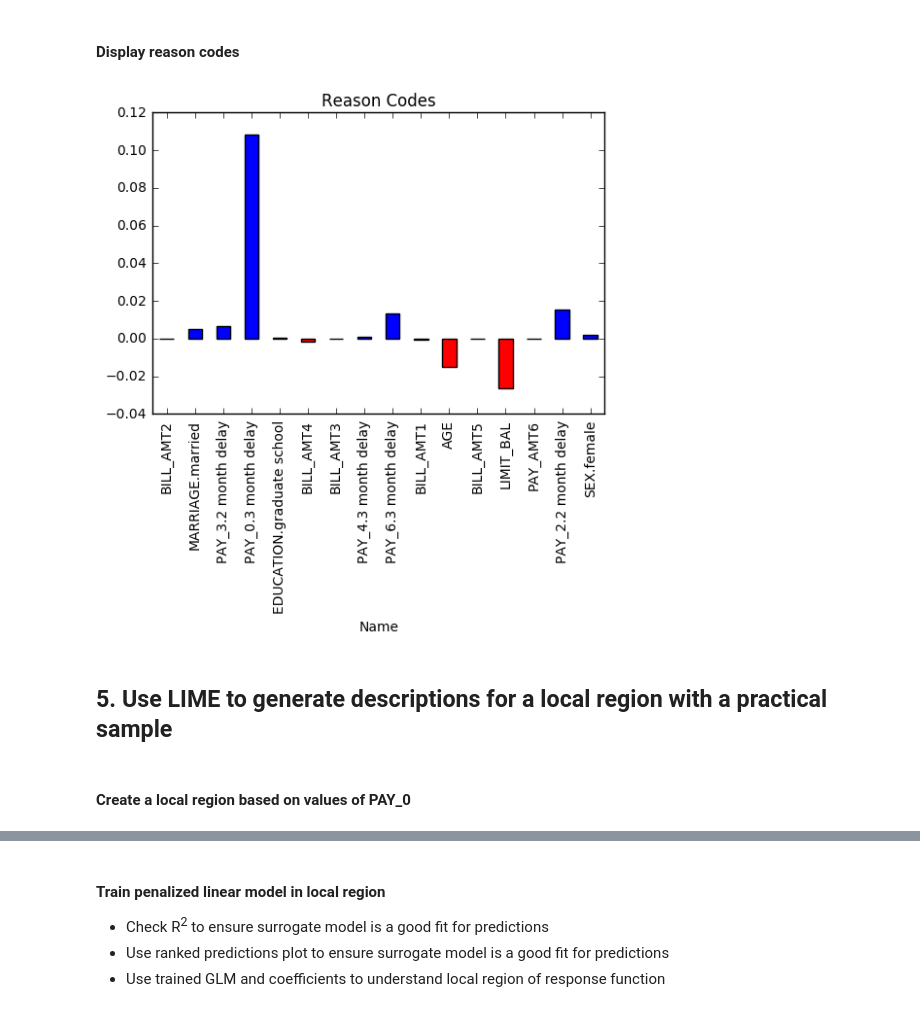
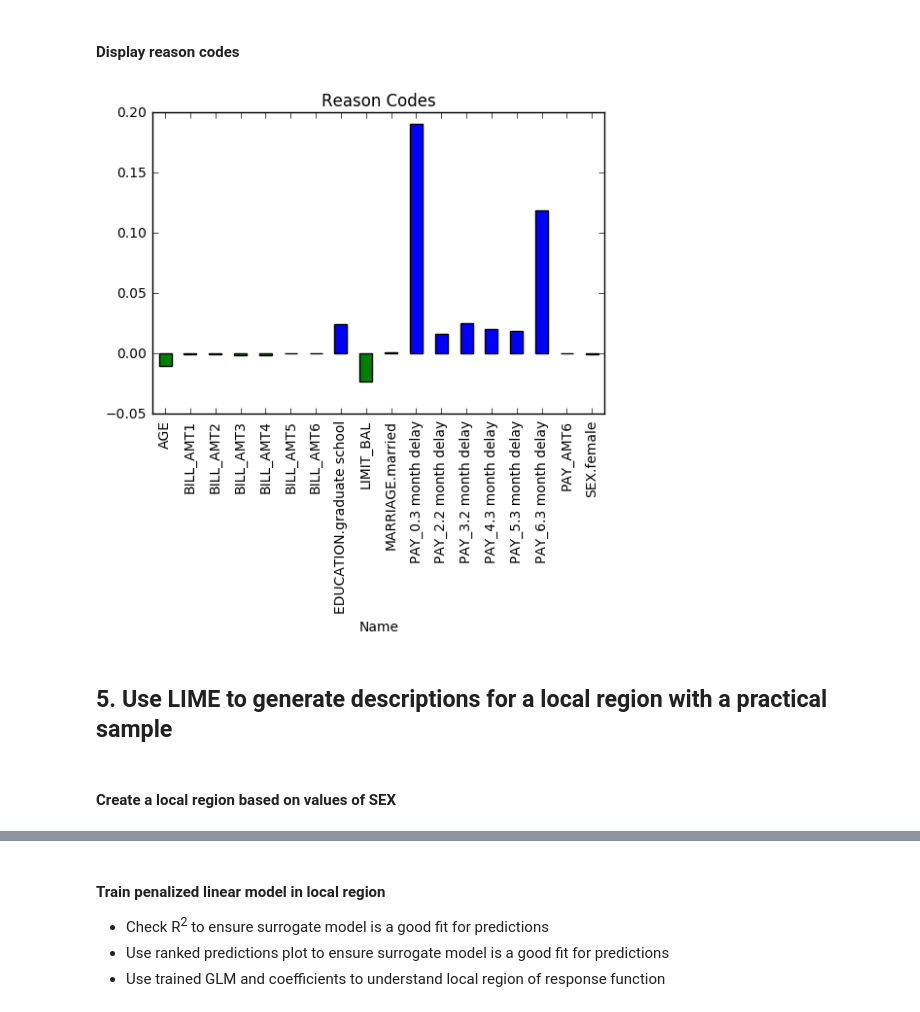
Before and after one commit to jphall663/interpretable_machine_learning_with_python, a Jupyter notebook: lime.ipynb, the cells around one changed output, grey strips where cells are left out. Cells and saved outputs as stored; diff of their text form; code cells hidden in the pictures.

```diff
--- a/lime.ipynb
+++ b/lime.ipynb
@@ -294,8 +305,7 @@ Parse progress: |█████████████████████
 # %%
-# calculate distance
+# calculate distance using H2OFrame distance function
 distance = row_dummies.distance(perturbed_sample_dummies, measure='l2').transpose()
 distance.columns = ['distance']          # rename
-distance = distance.scale(center=False)  # scale, all positive
 distance = distance.max() - distance     # lower distances, higher weight in LIME
 distance.head(rows=3)
 # %% [output]
@@ -317,8 +327,9 @@ Parse progress: |█████████████████████
 # %% [markdown]
 #### Bind model predictions onto perturbed sample
 # %%
+yhat = 'p_DEFAULT_NEXT_MONTH'
 preds1 = model.predict(perturbed_sample).drop(['predict', 'p0'])
-preds1.columns = ['p_DEFAULT_NEXT_MONTH']
+preds1.columns = [yhat]
 perturbed_sample = perturbed_sample.cbind(preds1)
 perturbed_sample.head(rows=3)
 # %% [output]
@@ -335,9 +346,10 @@ gbm prediction progress: |██████████████████
 # %%
 # initialize
 local_glm1 = H2OGeneralizedLinearEstimator(lambda_search=True,
-                                           weights_column='distance')
+                                           weights_column='distance',
+                                           seed=12345)
 # train
-local_glm1.train(x=X, y='p_DEFAULT_NEXT_MONTH', training_frame=perturbed_sample)
+local_glm1.train(x=X, y=yhat, training_frame=perturbed_sample)
 
 # coefs
 print('\nLocal GLM Coefficients:')
@@ -372,14 +380,13 @@ h2o.frame.H2OFrame
 # %% [markdown]
 ## 4. Generate reason codes with LIME based on a perturbed sample
 # %%
-def plot_local_contrib(row, model, frame, X):
+def plot_local_contrib(row, model, X):
 
     """ Plots reason codes in a bar chart.
 
     Args:
 
         row: Row of H2OFrame to be explained.
-        frame: H2OFrame in which row is stored.
         model: H2O linear model used for generating reason codes.
         X: List of model input variables.
 
@@ -389,7 +396,7 @@ def plot_local_contrib(row, model, frame, X):
     local_contrib_frame = pd.DataFrame(columns=['Name', 'Local Contribution', 'Sign'])
 
     # multiply values in row by local glm coefficients
-    for key, val in row[X].types.items():
+    for key, val in sorted(row[X].types.items()):
         contrib = 0
         name = ''
         if val == 'enum':
@@ -413,17 +420,17 @@ def plot_local_contrib(row, model, frame, X):
                                  y='Local Contribution',
                                  kind='bar',
                                  title='Reason Codes',
-                                 color=''.join(local_contrib_frame.Sign.map({True:'b', False:'r'}).values),
+                                 color=''.join(local_contrib_frame.Sign.map({True:'b', False:'g'}).values),
                                  legend=False)
 # %% [markdown]
 #### Display reason codes
 # %%
-plot_local_contrib(row, local_glm1, test, X)
+plot_local_contrib(row, local_glm1, X)
 # %% [output]
-[figure, old version]
+[figure, new version]
 # %% [markdown]
 ## 5. Use LIME to generate descriptions for a local region with a practical sample
 # %% [markdown]
-#### Create a local region based on values of PAY_0
+#### Create a local region based on values of SEX
 # %%
 preds2 = model.predict(test).drop(['predict', 'p0'])
```
Also changed, not shown: parts of 22 cells of this notebook, 3 other files.
